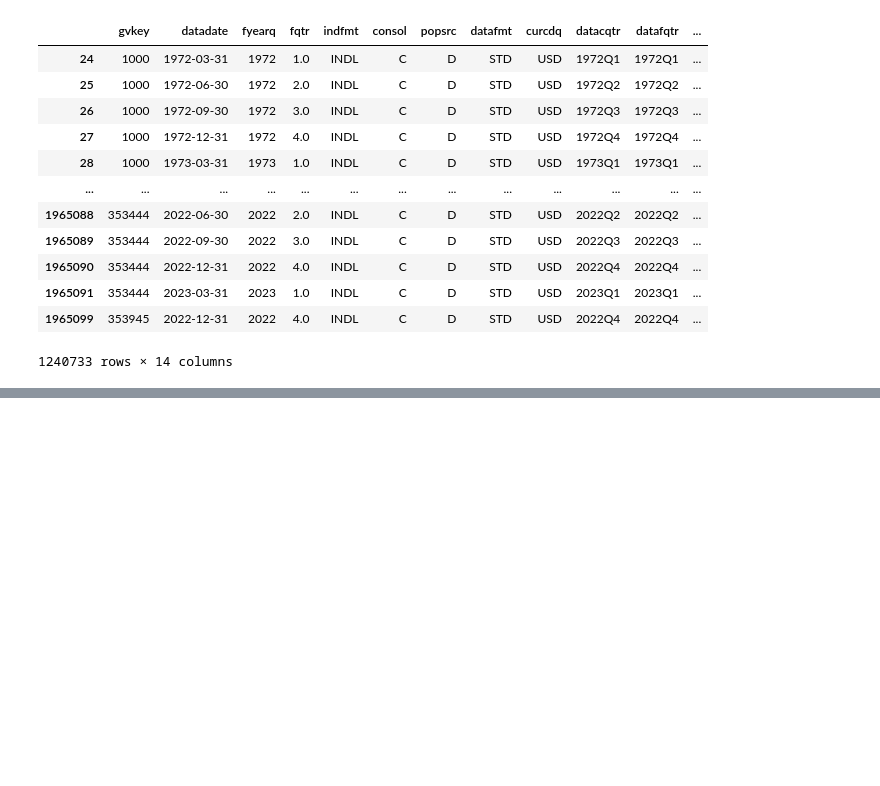
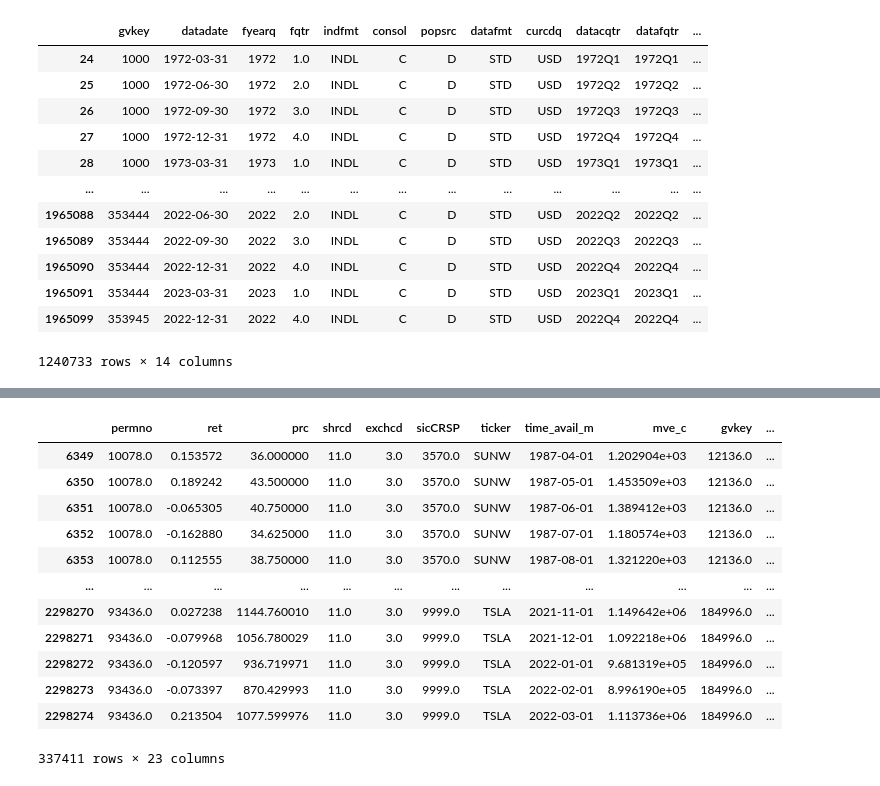
Before and after one commit to itsNH98/mixed_momentum, a Jupyter notebook: code/mixed_momentum.ipynb, the cells around one changed output, grey strips where cells are left out. Cells and saved outputs as stored; diff of their text form; code cells hidden in the pictures; blank space fills up the shorter version.

```diff
--- a/code/mixed_momentum.ipynb
+++ b/code/mixed_momentum.ipynb
@@ -54,5 +61,9 @@ strat_df
 # %%
+# Getting logarithmic returns for summability
+strat_df['ret'] = np.log(1 + strat_df['ret'])
+
 # Computing Cumulative Returns over past period for Momentum
-strat_df['firm_age_mom'] = strat_df.groupby('permno')['ret'].rolling(window=6).sum().reset_index(level=0, drop=True)
+# Window is flexible, we use 12 months as per the literature
+strat_df['firm_age_mom'] = strat_df.groupby('permno')['ret'].shift(1).rolling(window=12).sum().reset_index(level=0, drop=True)
 # %%
 # Quantile Transform for momentum
@@ -159,0 +151,13 @@ lo['sue_high'] =
+# %%
+# Dates to merge
+earnings['datadate'] = pd.to_datetime(earnings['datadate']) + pd.DateOffset(days=1)
+earnings = earnings.rename(columns ={'datadate': 'time_avail_m'})
+earnings.index = earnings['time_avail_m']
+
+# Resample to forward fill the measures
+sue_df = earnings.groupby('gvkey')['sue'].resample('MS').first().ffill().reset_index()
+full_df = pd.merge(strat_df, sue_df, on=['gvkey', 'time_avail_m'])
+# %%
+# Quantile Transform for age
+full_df['sue_low'] = full_df['sue'] < full_df.groupby('time_avail_m')['sue'].transform('quantile', 0.2)
+full_df['sue_high'] = full_df['sue'] > full_df.groupby('time_avail_m')['sue'].transform('quantile', 0.8)
@@ -159,0 +181,23 @@ lo['sue_high'] =
+# %%
+# Load the list of permno values from the text file
+with open('sp500_permnos.txt', 'r') as file:
+    permno_list = [int(line.strip()) for line in file]
+
+# Filter the DataFrame based on permno values
+filtered_data = full_df[full_df['permno'].isin(permno_list)]
+# %%
+filtered_data
+# %% [output]
+|  | permno | ret | prc | shrcd | exchcd | sicCRSP | ticker | time_avail_m | mve_c | gvkey | ... |
+| 6349 | 10078.0 | 0.153572 | 36.000000 | 11.0 | 3.0 | 3570.0 | SUNW | 1987-04-01 | 1.202904e+03 | 12136.0 | ... |
+| 6350 | 10078.0 | 0.189242 | 43.500000 | 11.0 | 3.0 | 3570.0 | SUNW | 1987-05-01 | 1.453509e+03 | 12136.0 | ... |
+| 6351 | 10078.0 | -0.065305 | 40.750000 | 11.0 | 3.0 | 3570.0 | SUNW | 1987-06-01 | 1.389412e+03 | 12136.0 | ... |
+| 6352 | 10078.0 | -0.162880 | 34.625000 | 11.0 | 3.0 | 3570.0 | SUNW | 1987-07-01 | 1.180574e+03 | 12136.0 | ... |
+| 6353 | 10078.0 | 0.112555 | 38.750000 | 11.0 | 3.0 | 3570.0 | SUNW | 1987-08-01 | 1.321220e+03 | 12136.0 | ... |
+| ... | ... | ... | ... | ... | ... | ... | ... | ... | ... | ... | ... |
+| 2298270 | 93436.0 | 0.027238 | 1144.760010 | 11.0 | 3.0 | 9999.0 | TSLA | 2021-11-01 | 1.149642e+06 | 184996.0 | ... |
+| 2298271 | 93436.0 | -0.079968 | 1056.780029 | 11.0 | 3.0 | 9999.0 | TSLA | 2021-12-01 | 1.092218e+06 | 184996.0 | ... |
+| 2298272 | 93436.0 | -0.120597 | 936.719971 | 11.0 | 3.0 | 9999.0 | TSLA | 2022-01-01 | 9.681319e+05 | 184996.0 | ... |
+| 2298273 | 93436.0 | -0.073397 | 870.429993 | 11.0 | 3.0 | 9999.0 | TSLA | 2022-02-01 | 8.996190e+05 | 184996.0 | ... |
+| 2298274 | 93436.0 | 0.213504 | 1077.599976 | 11.0 | 3.0 | 9999.0 | TSLA | 2022-03-01 | 1.113736e+06 | 184996.0 | ... |
+337411 rows × 23 columns
```
Also changed, not shown: parts of 40 cells of this notebook.
